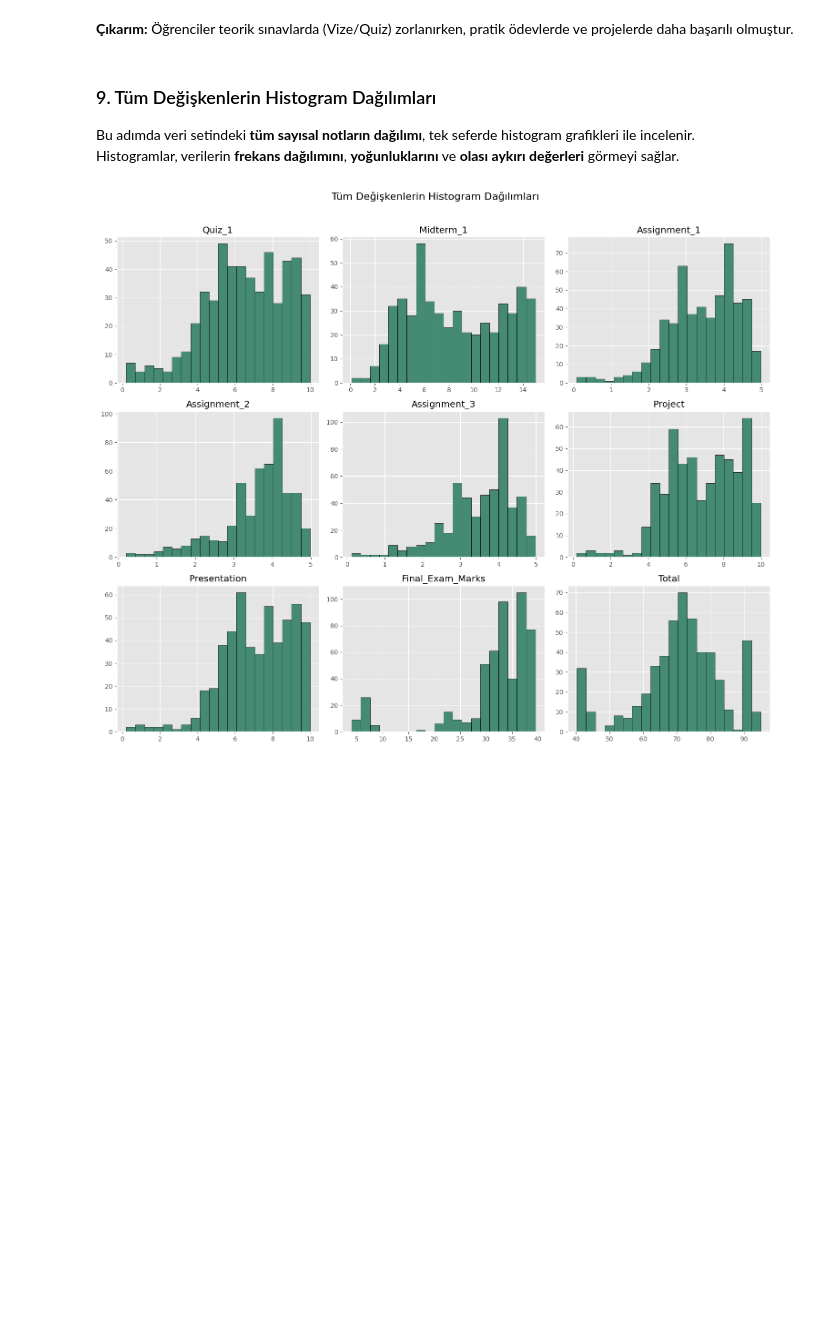
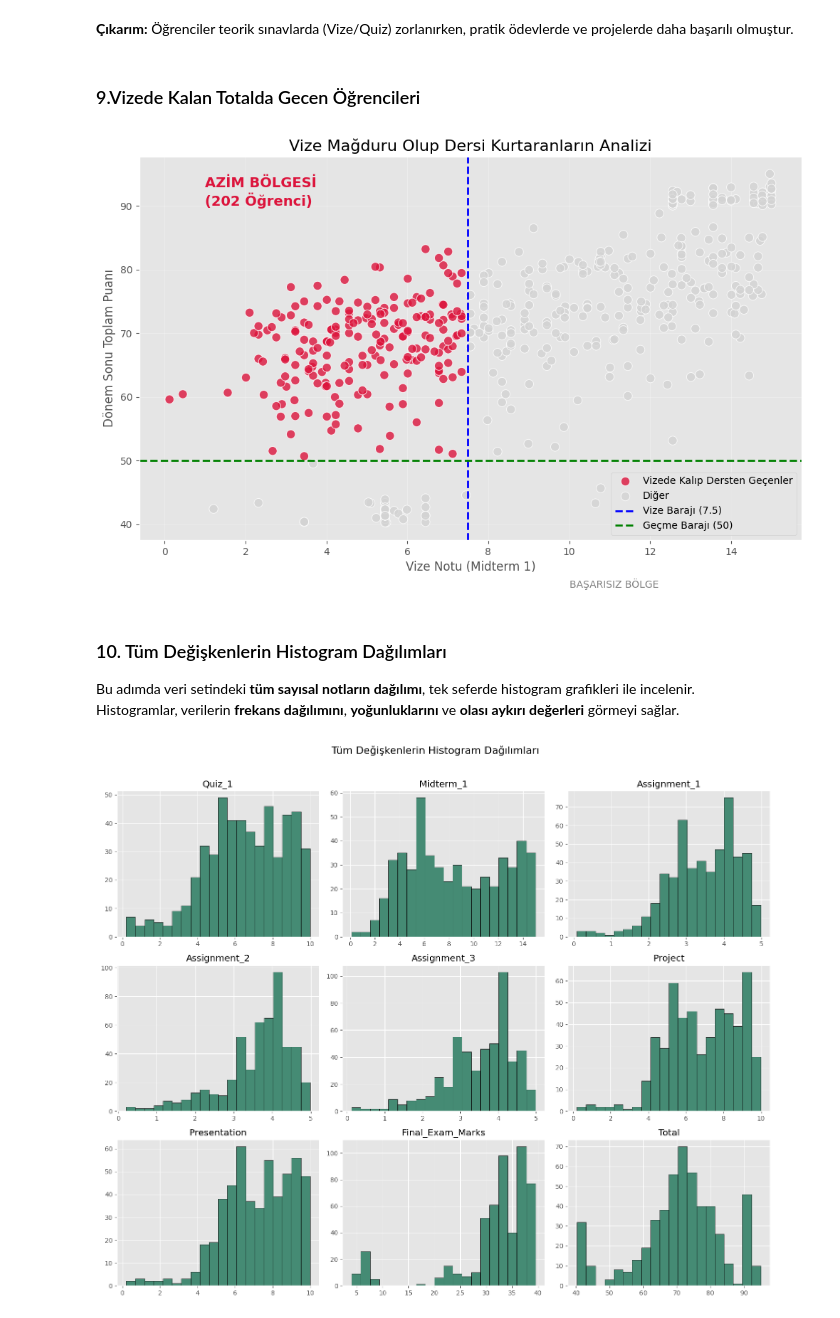
Before and after one commit to Zahra6334/Veri-Analizi, a Jupyter notebook: veri yönetim analizi.ipynb, the cells around one changed output. Cells and saved outputs as stored; diff of their text form; code cells hidden in the pictures; blank space fills up the shorter version.

Commit message:
Kaggle Notebook | VeriYönetimAnalizi | Version 9

```diff
--- a/veri yönetim analizi.ipynb
+++ b/veri yönetim analizi.ipynb
@@ -202,8 +202,47 @@ plt.show()
 # %% [markdown]
 
 **Çıkarım:** Öğrenciler teorik sınavlarda (Vize/Quiz) zorlanırken, pratik ödevlerde ve projelerde daha başarılı olmuştur.
+# %% [markdown]
+### 9.Vizede Kalan Totalda Gecen Öğrencileri
+# %%
+midterm_threshold = 7.5
+total_threshold = 50.0
+
+
+df['Durum'] = 'Diğer'
+mask = (df['Midterm_1'] < midterm_threshold) & (df['Total'] >= total_threshold)
+df.loc[mask, 'Durum'] = 'Vizede Kalıp Dersten Geçenler'
+
+count = df[mask].shape[0]
+
+plt.figure(figsize=(12, 7))
+sns.scatterplot(
+    x='Midterm_1',
+    y='Total',
+    hue='Durum',
+    data=df,
+    palette={'Diğer': 'lightgray', 'Vizede Kalıp Dersten Geçenler': 'crimson'},
+    s=80,
+    alpha=0.8
+)
+
+plt.axvline(x=midterm_threshold, color='blue', linestyle='--', linewidth=2, label='Vize Barajı (7.5)')
+plt.axhline(y=total_threshold, color='green', linestyle='--', linewidth=2, label='Geçme Barajı (50)')
+
+plt.text(x=1, y=90, s=f"AZİM BÖLGESİ\n({count} Öğrenci)", fontsize=14, color='crimson', weight='bold')
+plt.text(x=10, y=30, s="BAŞARISIZ BÖLGE", fontsize=10, color='gray')
+
+plt.title('Vize Mağduru Olup Dersi Kurtaranların Analizi', fontsize=16)
+plt.xlabel('Vize Notu (Midterm 1)')
+plt.ylabel('Dönem Sonu Toplam Puanı')
+plt.legend(loc='lower right')
+plt.grid(True, alpha=0.3)
+
+plt.show()
+# %% [output]
+[figure, added]
 # %% [markdown]
-### 9. Tüm Değişkenlerin Histogram Dağılımları
+### 10. Tüm Değişkenlerin Histogram Dağılımları
 
 Bu adımda veri setindeki **tüm sayısal notların dağılımı**, tek seferde histogram grafikleri ile incelenir.
 Histogramlar, verilerin **frekans dağılımını**, **yoğunluklarını** ve **olası aykırı değerleri** görmeyi sağlar.
```
